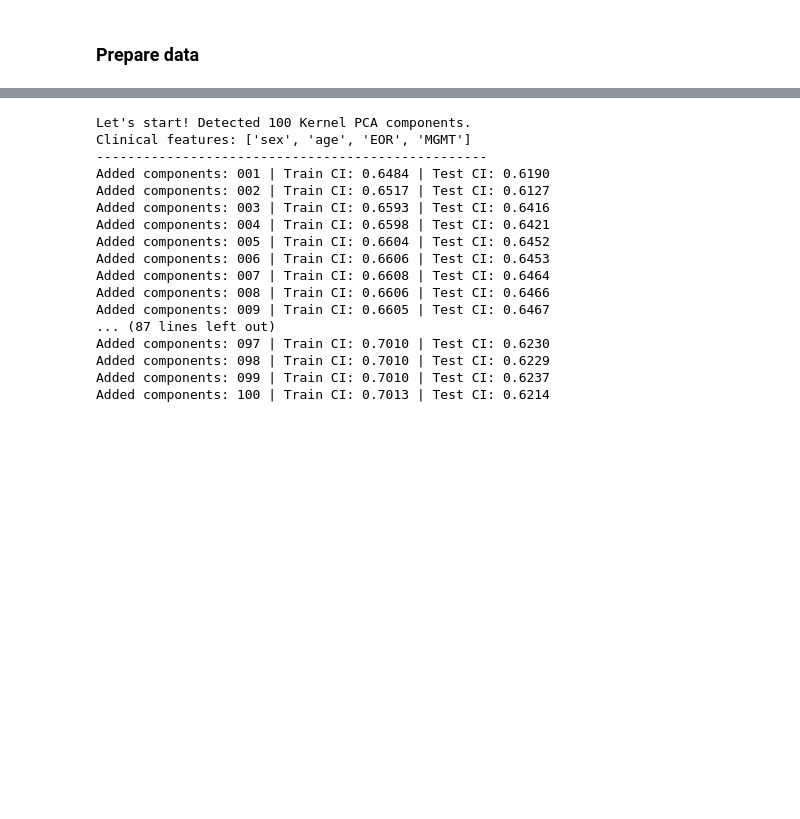
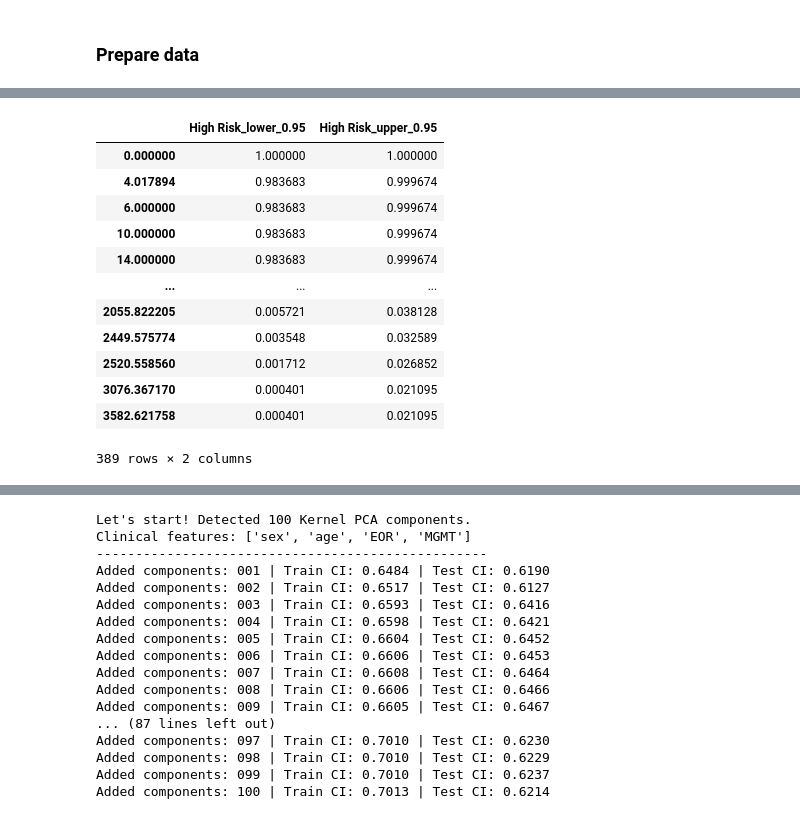
Before and after one commit to basiav/Tractography, a Jupyter notebook: old/incrementally_adding_components.ipynb, the cells around one changed output, grey strips where cells are left out. Saved outputs shown, nothing was run; the diff lists cells and outputs as text; code cells hidden in the pictures; blank space fills up the shorter version.

```diff
--- a/old/incrementally_adding_components.ipynb
+++ b/old/incrementally_adding_components.ipynb
@@ -256,0 +312,16 @@ clinical_columns = [col for col in X_train.columns if col not in raw_components
+# %%
+kmf_high.confidence_interval_
+# %% [output]
+|  | High Risk_lower_0.95 | High Risk_upper_0.95 |
+| 0.000000 | 1.000000 | 1.000000 |
+| 4.017894 | 0.983683 | 0.999674 |
+| 6.000000 | 0.983683 | 0.999674 |
+| 10.000000 | 0.983683 | 0.999674 |
+| 14.000000 | 0.983683 | 0.999674 |
+| ... | ... | ... |
+| 2055.822205 | 0.005721 | 0.038128 |
+| 2449.575774 | 0.003548 | 0.032589 |
+| 2520.558560 | 0.001712 | 0.026852 |
+| 3076.367170 | 0.000401 | 0.021095 |
+| 3582.621758 | 0.000401 | 0.021095 |
+389 rows × 2 columns
```
Also changed, not shown: parts of 10 cells of this notebook, 2 other files.
